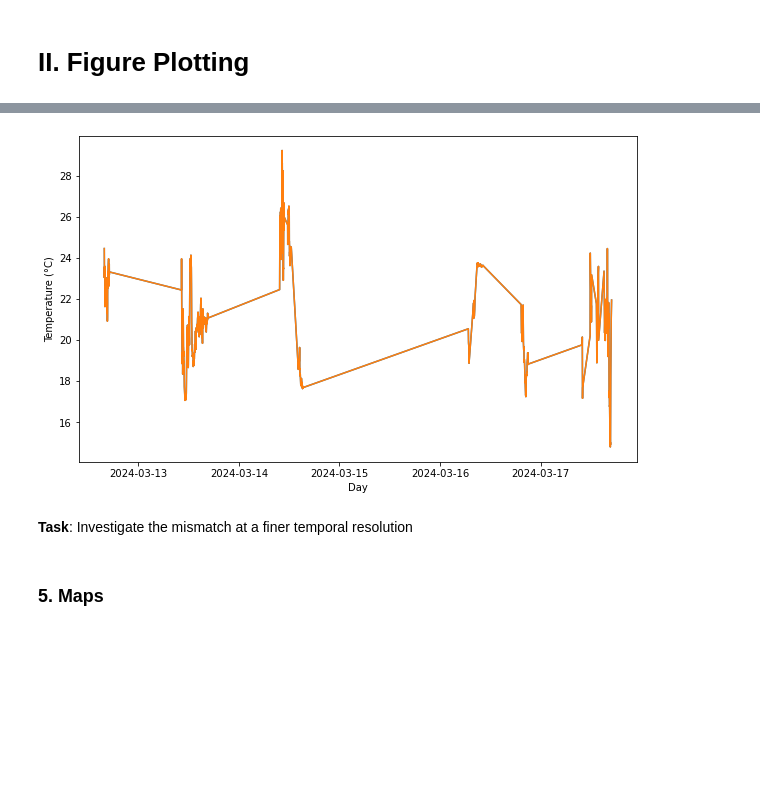
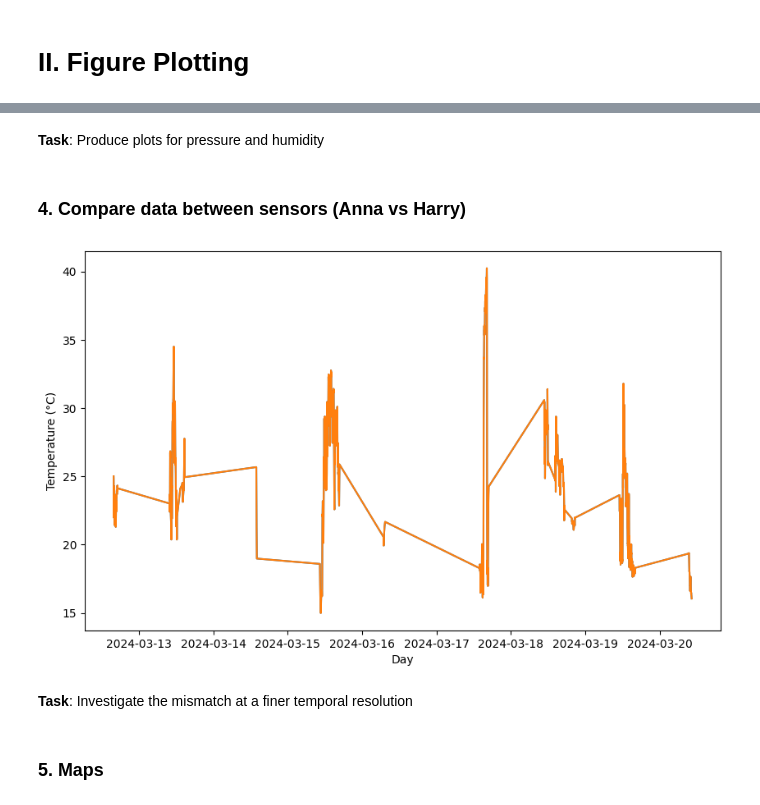
Before and after one commit to harryjgrosvenor/FT202403_CanaryIslands, a Jupyter notebook: Skeleton_Script.ipynb, the cells around one changed output, grey strips where cells are left out. Drawn from its saved outputs; the diff is of its cells as text; code cells hidden in the pictures; blank space fills up the shorter version.

```diff
--- a/Skeleton_Script.ipynb
+++ b/Skeleton_Script.ipynb
@@ -172,27 +193,31 @@ plt.show()
-# %%
-# This figure plots a timeseries of temperature but as a daily mean
-# Start figure
-plt.figure(figsize=(10,6))
-# tell it what to plot
-exclude_dates = [pd.Timestamp('2024-03-13'), pd.Timestamp('2024-03-15')]
-# Anna data
-plt.plot(
-    data[~data['Date'].isin(exclude_dates)]['Datetime'],
-    data[~data['Date'].isin(exclude_dates)]['Temperature(C)'])
-# Harry data
-plt.plot(
-    data[~data['Date'].isin(exclude_dates)]['Datetime'],
-    data[~data['Date'].isin(exclude_dates)]['Temperature(C)'])
-# label axes
-plt.xlabel('Day')
-plt.ylabel('Temperature (°C)')
-# to save the figure, delete the hashtag, re-run and change name from timeseries.png
-# plt.savefig('timeseries.png', dpi = 300)
-plt.show()
-# %% [output]
-[figure, removed]
-# %% [markdown]
-**Task**: Investigate the mismatch at a finer temporal resolution
+# %% [markdown]
+**Task**: Produce plots for pressure and humidity
+# %% [markdown]
+### 4. Compare data between sensors (Anna vs Harry)
+# %%
+# This figure plots a timeseries of temperature but as a daily mean
+# Start figure
+plt.figure(figsize=(10,6))
+# tell it what to plot
+exclude_dates = [pd.Timestamp('2024-03-13'), pd.Timestamp('2024-03-15')]
+# Anna data
+plt.plot(
+    data_A[~data_A['Date'].isin(exclude_dates)]['Datetime'],
+    data_A[~data_A['Date'].isin(exclude_dates)]['Temperature(C)'])
+# Harry data
+plt.plot(
+    data_A[~data_A['Date'].isin(exclude_dates)]['Datetime'],
+    data_A[~data_A['Date'].isin(exclude_dates)]['Temperature(C)'])
+# label axes
+plt.xlabel('Day')
+plt.ylabel('Temperature (°C)')
+# to save the figure, delete the hashtag, re-run and change name from timeseries.png
+# plt.savefig('timeseries.png', dpi = 300)
+plt.show()
+# %% [output]
+[figure, added]
+# %% [markdown]
+**Task**: Investigate the mismatch at a finer temporal resolution
 # %% [markdown]
 ### 5. Maps
 # %%
```
Also changed, not shown: parts of 30 cells of this notebook, 5 other files.
